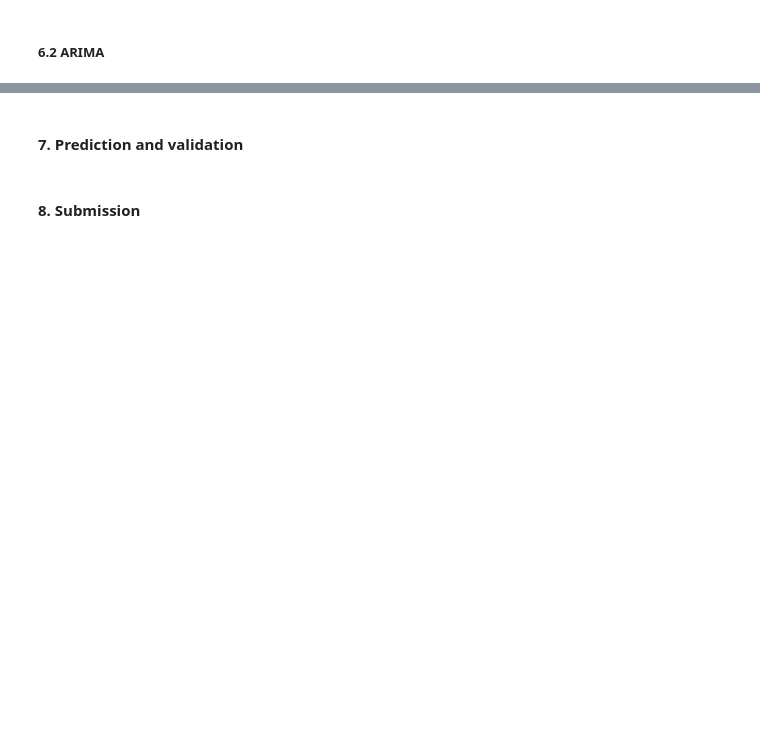
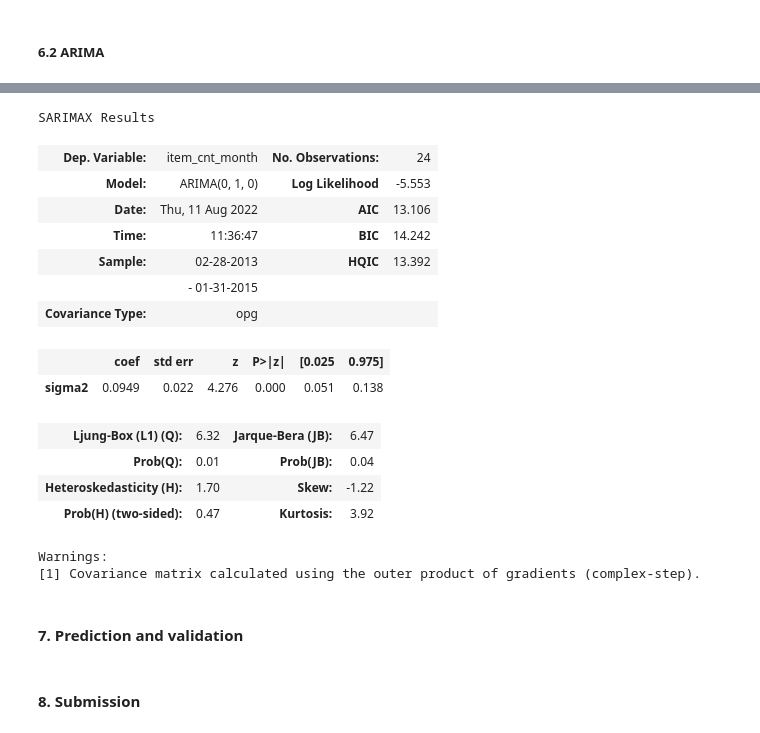
Before and after one commit to LooyeeNg/DataScienceProjects, a Jupyter notebook: predict future sales/predict-future-sales.ipynb, the cells around one changed output, grey strips where cells are left out. Drawn from its saved outputs; the diff is of its cells as text; code cells hidden in the pictures; blank space fills up the shorter version.

Commit message:
Model Fitting

```diff
--- a/predict future sales/predict-future-sales.ipynb
+++ b/predict future sales/predict-future-sales.ipynb
@@ -287,3 +283,25 @@ dtype: float64
+# %%
+import statsmodels.api as sm
+model=sm.tsa.arima.ARIMA(train['item_cnt_month'],order=(0,1,0))
+model=model.fit()
+model.summary()
+# %% [output]
+SARIMAX Results
+| Dep. Variable: | item_cnt_month | No. Observations: | 24 |
+| Model: | ARIMA(0, 1, 0) | Log Likelihood | -5.553 |
+| Date: | Thu, 11 Aug 2022 | AIC | 13.106 |
+| Time: | 11:36:47 | BIC | 14.242 |
+| Sample: | 02-28-2013 | HQIC | 13.392 |
+|  | - 01-31-2015 |  |  |
+| Covariance Type: | opg |  |  |
+|  | coef | std err | z | P>|z| | [0.025 | 0.975] |
+| sigma2 | 0.0949 | 0.022 | 4.276 | 0.000 | 0.051 | 0.138 |
+| Ljung-Box (L1) (Q): | 6.32 | Jarque-Bera (JB): | 6.47 |
+| Prob(Q): | 0.01 | Prob(JB): | 0.04 |
+| Heteroskedasticity (H): | 1.70 | Skew: | -1.22 |
+| Prob(H) (two-sided): | 0.47 | Kurtosis: | 3.92 |
+Warnings:
+[1] Covariance matrix calculated using the outer product of gradients (complex-step).
 # %% [markdown]
 #### 7. Prediction and validation
 # %% [markdown]
```
Also changed, not shown: parts of 18 cells of this notebook.
